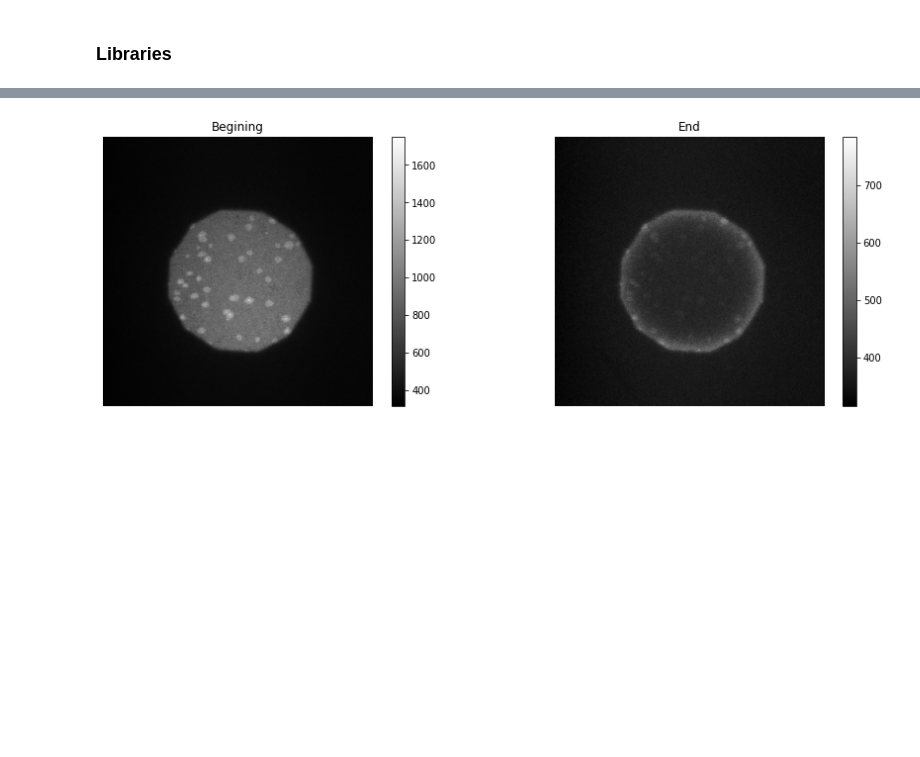
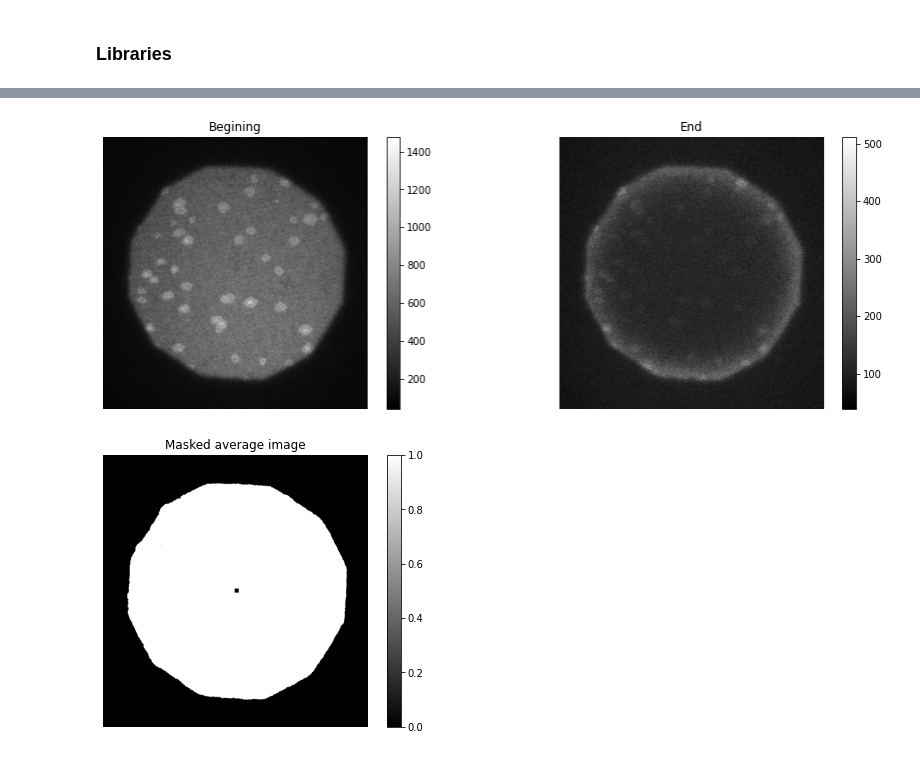
Before and after one commit to ahmed344/SLB_fluidity, a Jupyter notebook: continuous photobleaching.ipynb, the cells around one changed output, grey strips where cells are left out. Cells and saved outputs as stored; diff of their text form; code cells hidden in the pictures; blank space fills up the shorter version.

Commit message:
segmentation and center of mass

```diff
--- a/continuous photobleaching.ipynb
+++ b/continuous photobleaching.ipynb
@@ -46,13 +55,35 @@ plt.figure(figsize=(15,5))
 plt.subplot(121)
 plt.axis('off')
 plt.title('Begining')
-plt.imshow(stack[:5].mean(axis = 0), cmap = "gray", vmin=315)
+plt.imshow(stack[:5].mean(axis = 0), cmap = "gray")
 plt.colorbar();
 
 plt.subplot(122)
 plt.axis('off')
 plt.title('End')
-plt.imshow(stack[-5:].mean(axis = 0), cmap = "gray", vmin=315)
+plt.imshow(stack[-5:].mean(axis = 0), cmap = "gray")
 plt.colorbar();
 # %% [output]
-[figure, old version]
+[figure, new version]
+# %%
+# Getting the threshold of edge filtered image
+threshold = filters.threshold_otsu(avg)
+
+# Making a binary mask image with 0 and 1 values
+mask = np.multiply(avg > threshold, 1)
+
+# Measure the center of mass for the mask and transform it into integer array.
+center = ndimage.measurements.center_of_mass(mask)
+center = np.array([int(center[0]), int(center[1])])
+
+# Draw the center on the mask
+mask[center[0]-5:center[0]+5, center[1]-5:center[1]+5] = 0
+
+# display the image with better brightness and contrast
+plt.figure(figsize=(7,5))
+plt.axis('off')
+plt.title('Masked average image')
+plt.imshow(mask, cmap = "gray")
+plt.colorbar();
+# %% [output]
+[figure, added]
```
Also changed, not shown: parts of 4 cells of this notebook.
